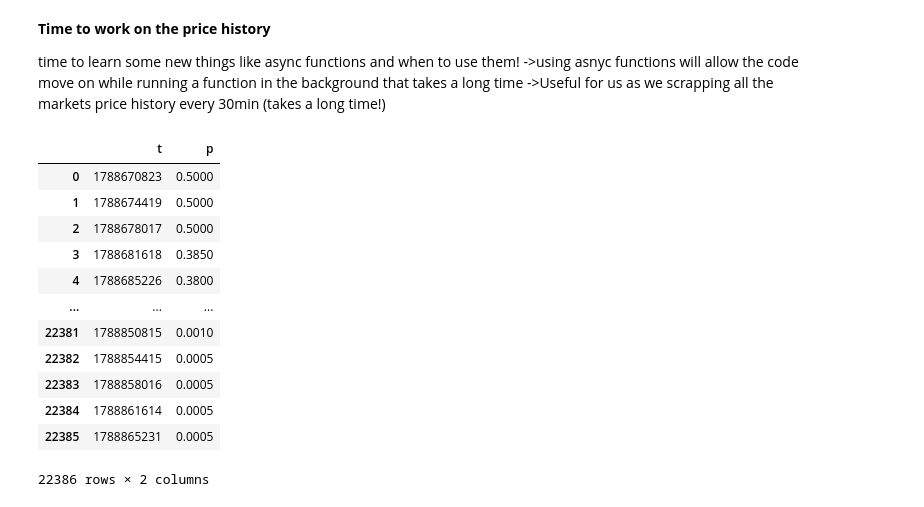
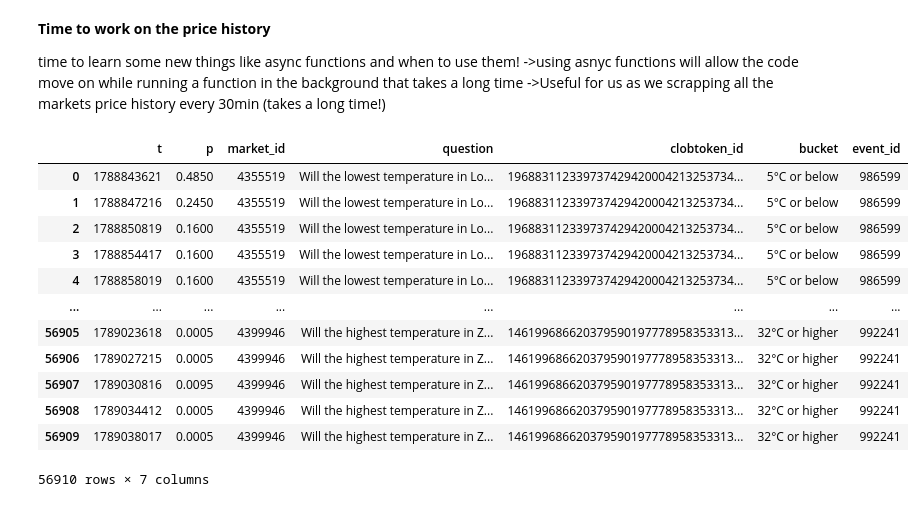
Before and after one commit to dman391/PolymarketWeatherAnalysis, a Jupyter notebook: PolyMarketWeatherAnalysis.ipynb, the cells around one changed output. Saved outputs shown, nothing was run; the diff lists cells and outputs as text; code cells hidden in the pictures.

Commit message:
finish writting the price history collection function and started data pre proccess

```diff
--- a/PolyMarketWeatherAnalysis.ipynb
+++ b/PolyMarketWeatherAnalysis.ipynb
@@ -257,15 +238,15 @@ async def fetch_chunk(current_start, current_end, clobtoken_id, fidelity, sem):
         "interval": "all",
         "fidelity": fidelity,
     }
+    async with sem:
+        async with aiohttp.ClientSession() as session:
+            async with session.get(
+                "https://clob.polymarket.com/prices-history",
+                params=params
+            ) as response:
 
-    async with aiohttp.ClientSession() as session:
-        async with session.get(
-            "https://clob.polymarket.com/prices-history",
-            params=params
-        ) as response:
-
-            response.raise_for_status()
-            data = await response.json()
+                response.raise_for_status()
+                data = await response.json()
 
 
     return data.get("history", [])
@@ -274,6 +255,8 @@ async def fetch_chunk(current_start, current_end, clobtoken_id, fidelity, sem):
 
 
 async def get_price_history(start_ts, end_ts, clobtoken_id, fidelity=60):
+    """main function that calles fetch_chunk for all the markets"""
+
     #creates 100 requests max
     sem = asyncio.Semaphore(100)
     tasks = []
@@ -284,43 +267,53 @@ async def get_price_history(start_ts, end_ts, clobtoken_id, fidelity=60):
         tasks.append(task)
 
     #unpacks the list and calls the fetch_chuck concurrently and collects the info
     chunk_results = await asyncio.gather(*tasks)
 
     complete_chunks = []
 
     for chunk in chunk_results:
         complete_chunks.extend(chunk)
 
+    complete_chunks.sort(key=lambda price_point: int(price_point["t"]))
+
     return complete_chunks
 
 
 final_price_history = []
 
 for index, row in df_markets.iterrows():
     market_history = await get_price_history(
         row["startDate"],
         row["endDate"],
         row["clobToken_yes"]
     )
 
+    for price_point in market_history:
+        price_point["market_id"] = row["id"]
+        price_point["question"] = row["question"]
+        price_point["clobtoken_id"] = row["clobToken_yes"]
+        price_point["bucket"] = row["groupItemTitle"]
+        price_point["event_id"] = row["event_id"]
     final_price_history.extend(market_history)
 
 
 
 
 price_history_df = pd.DataFrame(final_price_history)
 price_history_df.to_csv("price_history.csv",index=False)
+
+price_history_df
 # %% [output]
-|  | t | p |
-| 0 | 1788670823 | 0.5000 |
-| 1 | 1788674419 | 0.5000 |
-| 2 | 1788678017 | 0.5000 |
-| 3 | 1788681618 | 0.3850 |
-| 4 | 1788685226 | 0.3800 |
-| ... | ... | ... |
-| 22381 | 1788850815 | 0.0010 |
-| 22382 | 1788854415 | 0.0005 |
-| 22383 | 1788858016 | 0.0005 |
-| 22384 | 1788861614 | 0.0005 |
-| 22385 | 1788865231 | 0.0005 |
+|  | t | p | market_id | question | clobtoken_id | bucket | event_id |
+| 0 | 1788843621 | 0.4850 | 4355519 | Will the lowest temperature in Lo... | 196883112339737429420004213253734... | 5°C or below | 986599 |
+| 1 | 1788847216 | 0.2450 | 4355519 | Will the lowest temperature in Lo... | 196883112339737429420004213253734... | 5°C or below | 986599 |
+| 2 | 1788850819 | 0.1600 | 4355519 | Will the lowest temperature in Lo... | 196883112339737429420004213253734... | 5°C or below | 986599 |
+| 3 | 1788854417 | 0.1600 | 4355519 | Will the lowest temperature in Lo... | 196883112339737429420004213253734... | 5°C or below | 986599 |
+| 4 | 1788858019 | 0.1600 | 4355519 | Will the lowest temperature in Lo... | 196883112339737429420004213253734... | 5°C or below | 986599 |
+| ... | ... | ... | ... | ... | ... | ... | ... |
+| 56905 | 1789023618 | 0.0005 | 4399946 | Will the highest temperature in Z... | 146199686620379590197778958353313... | 32°C or higher | 992241 |
+| 56906 | 1789027215 | 0.0005 | 4399946 | Will the highest temperature in Z... | 146199686620379590197778958353313... | 32°C or higher | 992241 |
+| 56907 | 1789030816 | 0.0095 | 4399946 | Will the highest temperature in Z... | 146199686620379590197778958353313... | 32°C or higher | 992241 |
+| 56908 | 1789034412 | 0.0005 | 4399946 | Will the highest temperature in Z... | 146199686620379590197778958353313... | 32°C or higher | 992241 |
+| 56909 | 1789038017 | 0.0005 | 4399946 | Will the highest temperature in Z... | 146199686620379590197778958353313... | 32°C or higher | 992241 |
-22386 rows × 2 columns
+56910 rows × 7 columns
```
Also changed, not shown: parts of 4 cells of this notebook, 1 other file.
